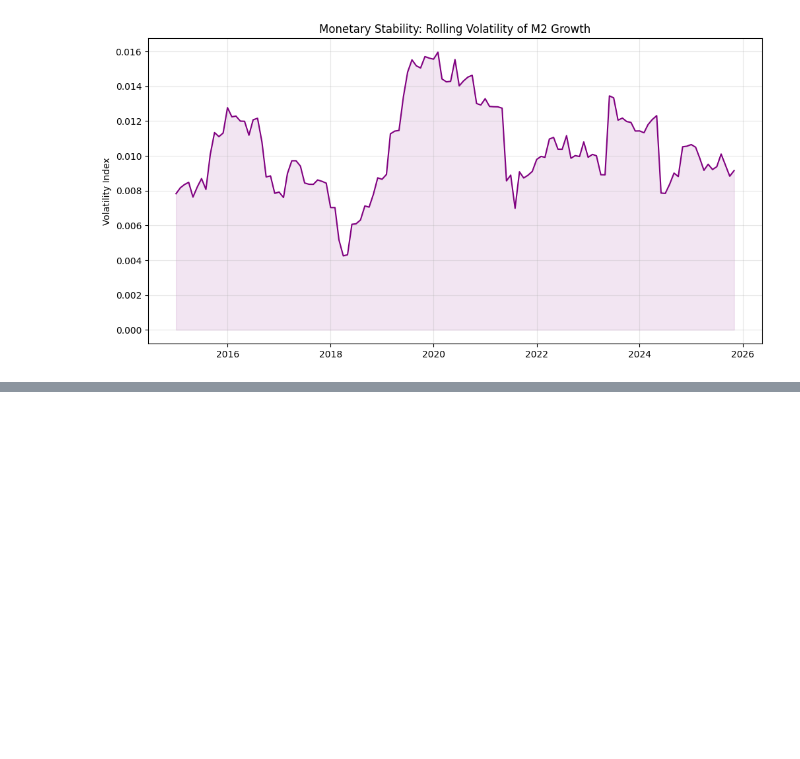
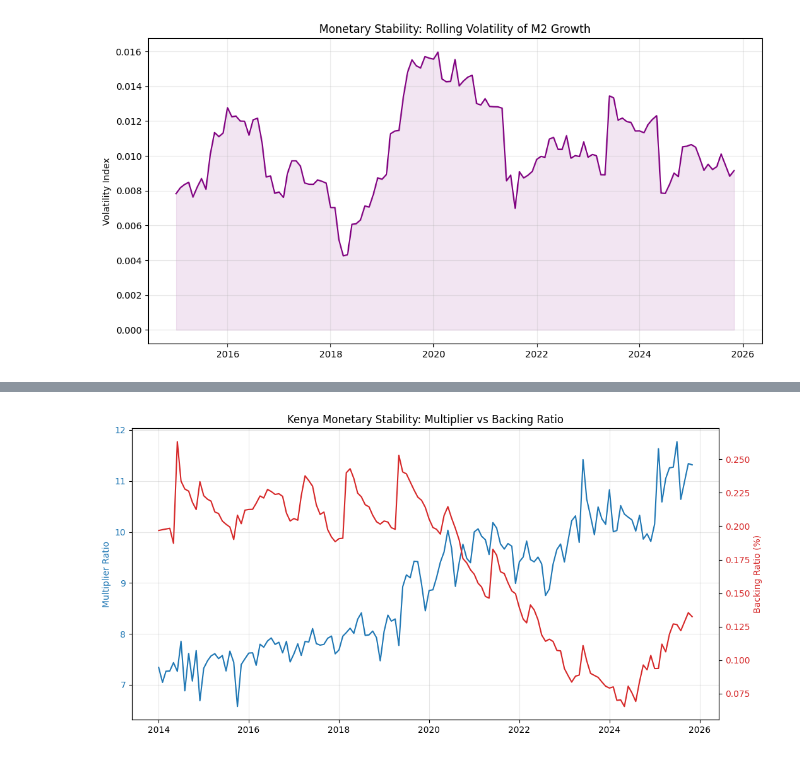
Before and after one commit to asaphray/cbk-macroeconomic-analysis, a Jupyter notebook: notebooks/python/03_monetary_analysis.ipynb, the cells around one changed output, grey strips where cells are left out. Saved outputs shown, nothing was run; the diff lists cells and outputs as text; code cells hidden in the pictures; blank space fills up the shorter version.

```diff
--- a/notebooks/python/03_monetary_analysis.ipynb
+++ b/notebooks/python/03_monetary_analysis.ipynb
@@ -206,0 +221,24 @@ plt.show()
+# %%
+# 1. Calculating Ratios
+monetary['Money_Multiplier'] = monetary['M3'] / monetary['Reserve_Money']
+monetary['Backing_Ratio'] = monetary['NFA'] / monetary['M3']
+
+# 2. Visualize
+fig, ax1 = plt.subplots(figsize=(12, 6))
+
+# Plot Multiplier
+ax1.plot(monetary.index, monetary['Money_Multiplier'], color='tab:blue', label='Money Multiplier (M3/RM)')
+ax1.set_ylabel('Multiplier Ratio', color='tab:blue')
+ax1.tick_params(axis='y', labelcolor='tab:blue')
+
+# Plotting Backing Ratio on secondary axis
+ax2 = ax1.twinx()
+ax2.plot(monetary.index, monetary['Backing_Ratio'], color='tab:red', label='Backing Ratio (NFA/M3)')
+ax2.set_ylabel('Backing Ratio (%)', color='tab:red')
+ax2.tick_params(axis='y', labelcolor='tab:red')
+
+plt.title('Kenya Monetary Stability: Multiplier vs Backing Ratio')
+ax1.grid(True, alpha=0.3)
+plt.show()
+# %% [output]
+[figure, added]
```
Also changed, not shown: parts of 3 cells of this notebook, 1 other file.
